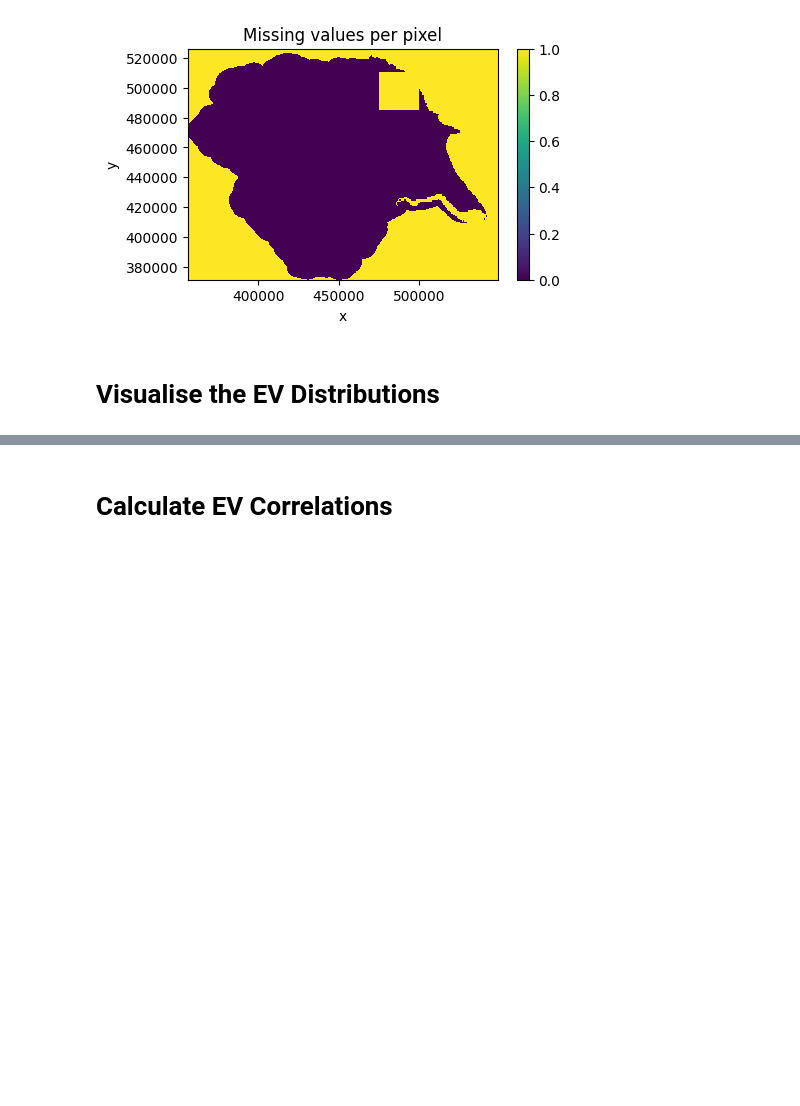
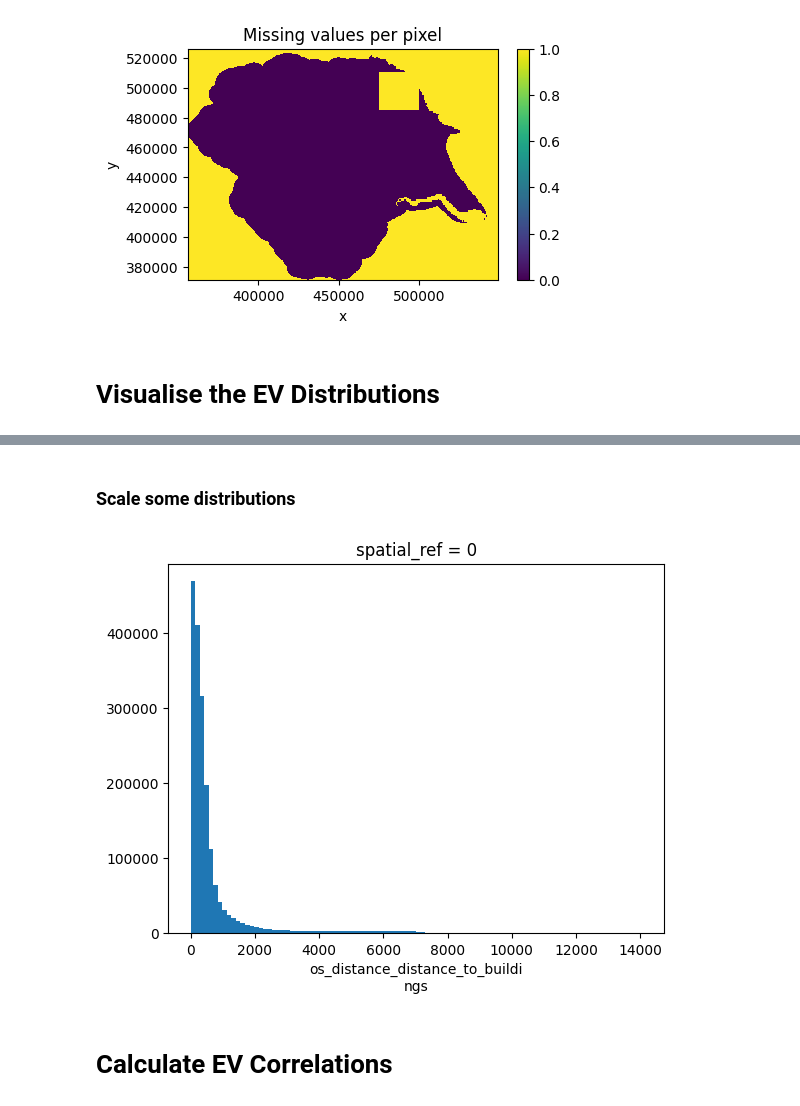
Before and after one commit to MatthewJWhittle/shefflied-bats, a Jupyter notebook: notebooks/feature-engineering.ipynb, the cells around one changed output, grey strips where cells are left out. Cells and saved outputs as stored; diff of their text form; code cells hidden in the pictures; blank space fills up the shorter version.

```diff
--- a/notebooks/feature-engineering.ipynb
+++ b/notebooks/feature-engineering.ipynb
@@ -128,0 +177,6 @@ The `scale` parameter has been renamed and will be removed in v0.15.0. Pass `den
+# %% [markdown]
+### Scale some distributions
+# %%
+_ = ev_stack["os_distance_distance_to_buildings"].plot.hist(bins=100)
+# %% [output]
+[figure, added]
```
Also changed, not shown: parts of 33 cells of this notebook, 55 other files.
